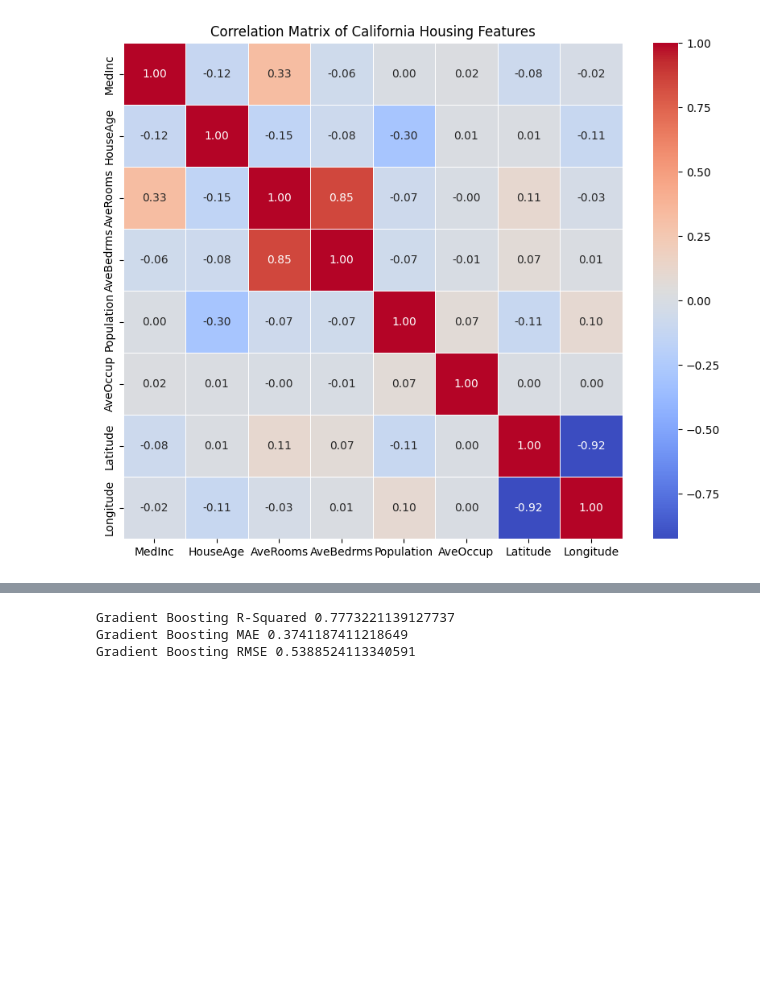
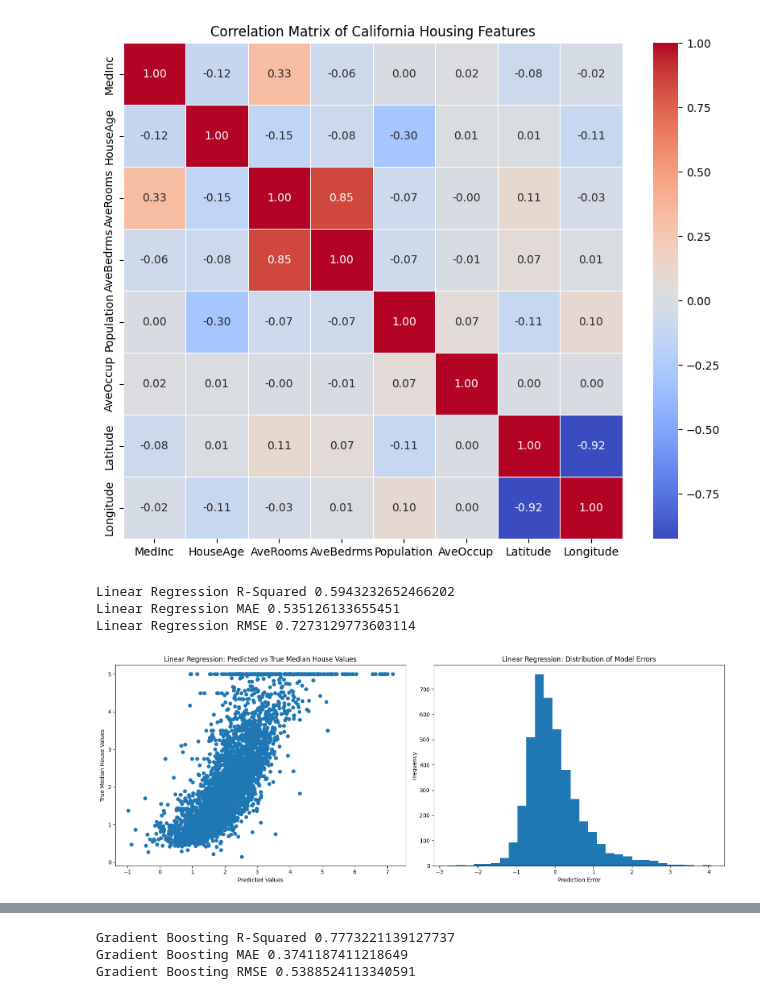
Before and after one commit to brodyanderson/math-6880-Project1, a Jupyter notebook: project1.ipynb, the cells around one changed output, grey strips where cells are left out. Drawn from its saved outputs; the diff is of its cells as text; code cells hidden in the pictures; blank space fills up the shorter version.

```diff
--- a/project1.ipynb
+++ b/project1.ipynb
@@ -94,3 +94,41 @@ plt.title('Correlation Matrix of California Housing Features')
 plt.show()
 # %% [output]
 [figure]
+# %%
+from sklearn.linear_model import LinearRegression
+from sklearn.metrics import mean_squared_error, mean_absolute_error, r2_score
+
+reg = LinearRegression()
+reg.fit(X_train, y_train)
+y_pred = reg.predict(X_test)
+
+print("Linear Regression R-Squared", r2_score(y_test, y_pred))
+print("Linear Regression MAE", mean_absolute_error(y_test, y_pred))
+print("Linear Regression RMSE", np.sqrt(mean_squared_error(y_test, y_pred)))
+
+print()
+print()
+
+errors = y_test - y_pred
+
+fig, (ax1, ax2) = plt.subplots(1, 2, figsize=(16, 6))
+
+# First plot: Predicted vs True Values
+ax1.scatter(y_pred, y_test)
+ax1.set_xlabel('Predicted Values')
+ax1.set_ylabel('True Median House Values')
+ax1.set_title('Linear Regression: Predicted vs True Median House Values')
+
+# Second plot: Distribution of Model Errors
+ax2.hist(errors, bins=30)
+ax2.set_xlabel('Prediction Error')
+ax2.set_ylabel('Frequency')
+ax2.set_title('Linear Regression: Distribution of Model Errors')
+
+plt.tight_layout()
+plt.show()
+# %% [output]
+Linear Regression R-Squared 0.5943232652466202
+Linear Regression MAE 0.535126133655451
+Linear Regression RMSE 0.7273129773603114
+[figure, added]
```
Also changed, not shown: parts of 6 cells of this notebook.
